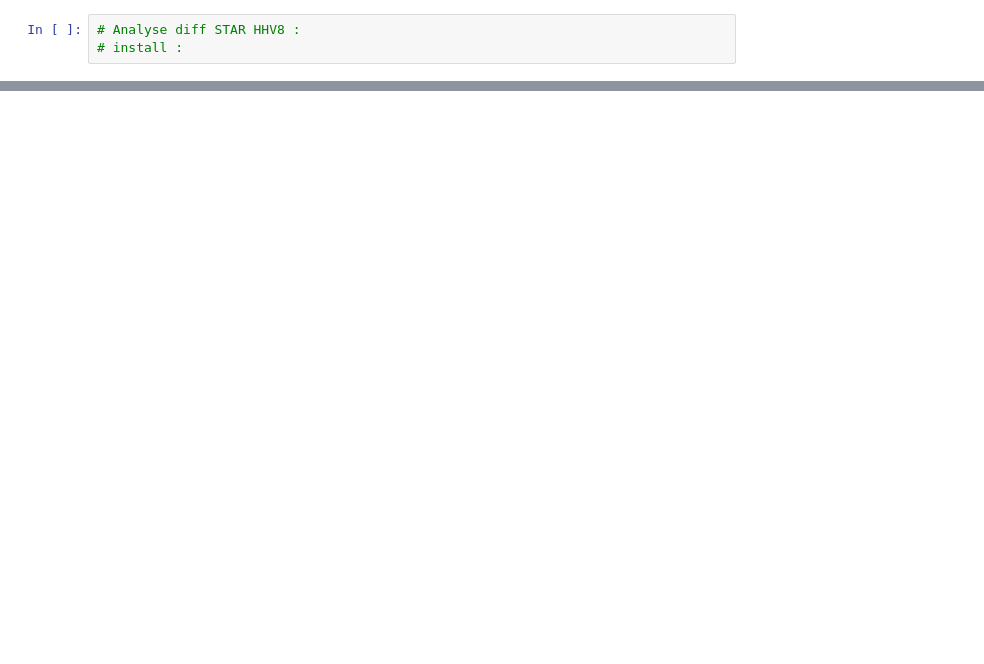
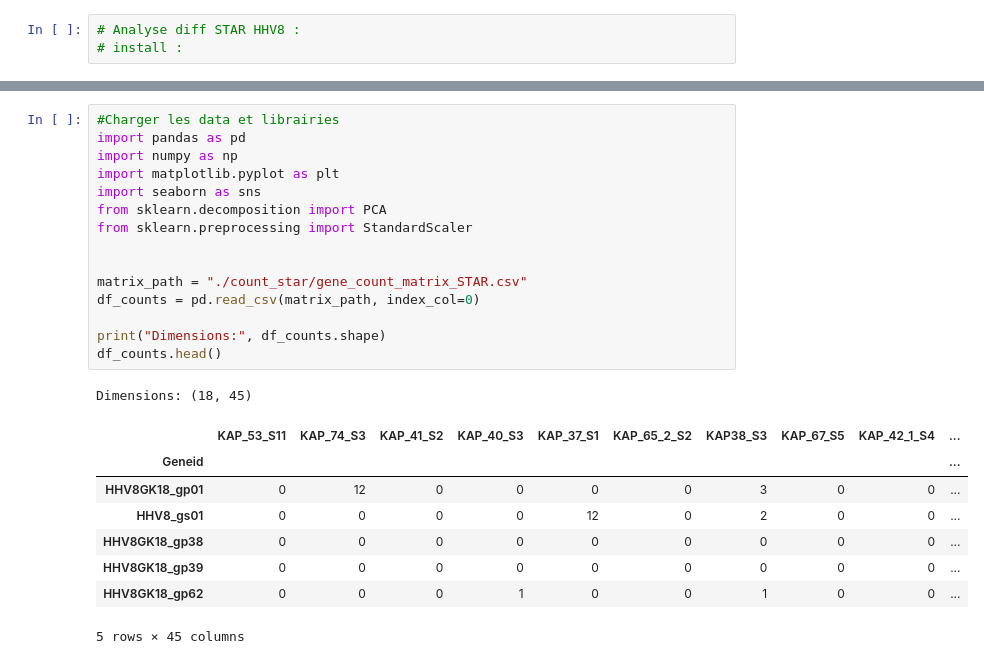
Before and after one commit to abdeljalil-senhaji/Project_HHV8, a Jupyter notebook: notebooks/differential_analysis_STAR.ipynb, the cells around one changed output, grey strips where cells are left out. Drawn from its saved outputs; the diff is of its cells as text; blank space fills up the shorter version.

```diff
--- a/notebooks/differential_analysis_STAR.ipynb
+++ b/notebooks/differential_analysis_STAR.ipynb
@@ -41,0 +44,25 @@ print(f"Matrice Done  : {output_matrix}")
+# %%
+#Charger les data et librairies
+import pandas as pd
+import numpy as np
+import matplotlib.pyplot as plt
+import seaborn as sns
+from sklearn.decomposition import PCA
+from sklearn.preprocessing import StandardScaler
+
+
+matrix_path = "./count_star/gene_count_matrix_STAR.csv"
+df_counts = pd.read_csv(matrix_path, index_col=0)
+
+print("Dimensions:", df_counts.shape)
+df_counts.head()
+# %% [output]
+Dimensions: (18, 45)
+|  | KAP_53_S11 | KAP_74_S3 | KAP_41_S2 | KAP_40_S3 | KAP_37_S1 | KAP_65_2_S2 | KAP38_S3 | KAP_67_S5 | KAP_42_1_S4 | ... |
+| Geneid |  |  |  |  |  |  |  |  |  | ... |
+| HHV8GK18_gp01 | 0 | 12 | 0 | 0 | 0 | 0 | 3 | 0 | 0 | ... |
+| HHV8_gs01 | 0 | 0 | 0 | 0 | 12 | 0 | 2 | 0 | 0 | ... |
+| HHV8GK18_gp38 | 0 | 0 | 0 | 0 | 0 | 0 | 0 | 0 | 0 | ... |
+| HHV8GK18_gp39 | 0 | 0 | 0 | 0 | 0 | 0 | 0 | 0 | 0 | ... |
+| HHV8GK18_gp62 | 0 | 0 | 0 | 1 | 0 | 0 | 1 | 0 | 0 | ... |
+5 rows × 45 columns
```
Also changed, not shown: parts of 7 cells of this notebook.
